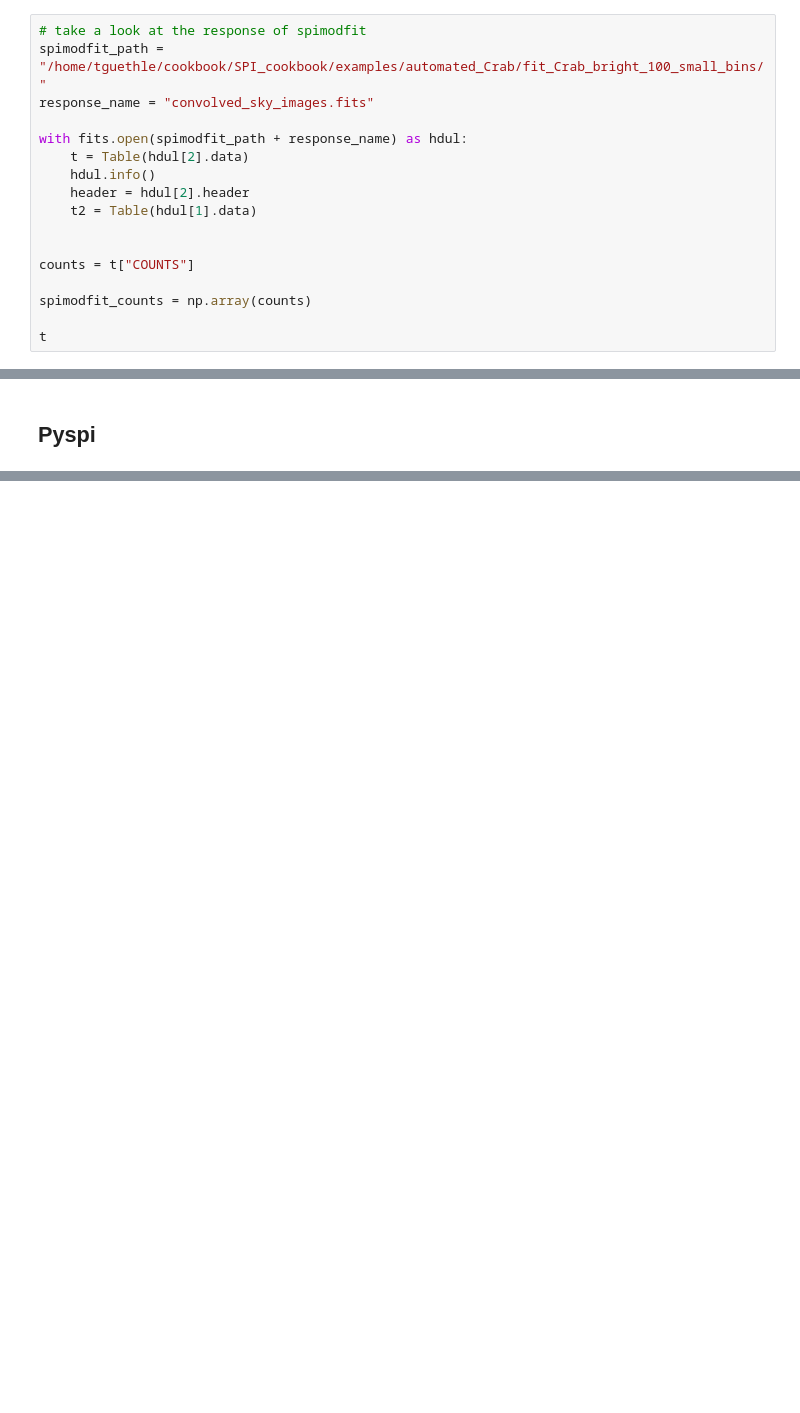
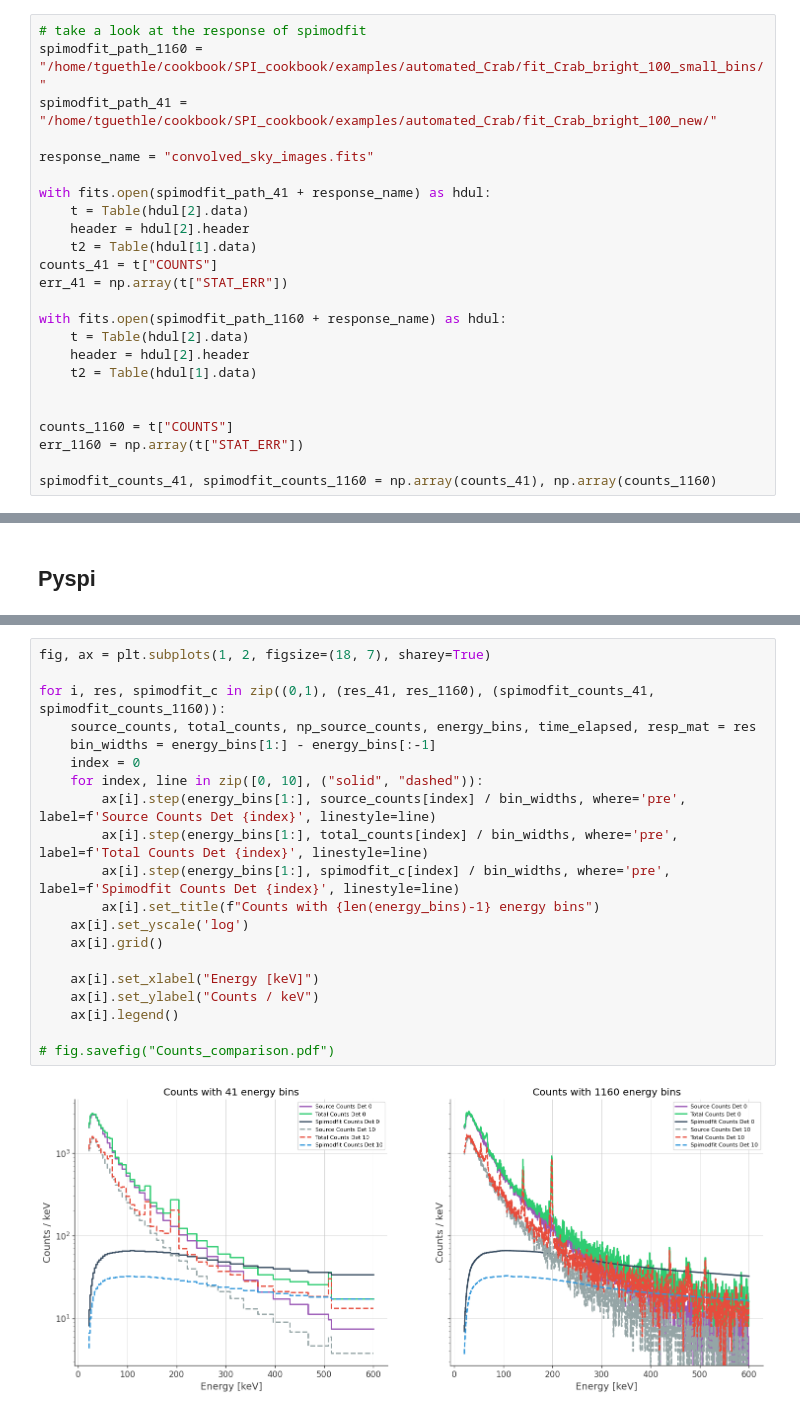
Before and after one commit to timmguthle/INTEGRAL-SPI, a Jupyter notebook: main_files/sim_source_real_bkg/compare_expected_counts.ipynb, the cells around one changed output, grey strips where cells are left out. Cells and saved outputs as stored; diff of their text form; blank space fills up the shorter version.

```diff
--- a/main_files/sim_source_real_bkg/compare_expected_counts.ipynb
+++ b/main_files/sim_source_real_bkg/compare_expected_counts.ipynb
@@ -32,18 +35,25 @@ K = 7e-2
 piv = 100
 # %%
 # take a look at the response of spimodfit
-spimodfit_path = "/home/tguethle/cookbook/SPI_cookbook/examples/automated_Crab/fit_Crab_bright_100_small_bins/"
+spimodfit_path_1160 = "/home/tguethle/cookbook/SPI_cookbook/examples/automated_Crab/fit_Crab_bright_100_small_bins/"
+spimodfit_path_41 = "/home/tguethle/cookbook/SPI_cookbook/examples/automated_Crab/fit_Crab_bright_100_new/"
+
 response_name = "convolved_sky_images.fits"
 
-with fits.open(spimodfit_path + response_name) as hdul:
+with fits.open(spimodfit_path_41 + response_name) as hdul:
     t = Table(hdul[2].data)
-    hdul.info()
+    header = hdul[2].header
+    t2 = Table(hdul[1].data)
+counts_41 = t["COUNTS"]
+err_41 = np.array(t["STAT_ERR"])
+
+with fits.open(spimodfit_path_1160 + response_name) as hdul:
+    t = Table(hdul[2].data)
     header = hdul[2].header
     t2 = Table(hdul[1].data)
 
 
-counts = t["COUNTS"]
+counts_1160 = t["COUNTS"]
+err_1160 = np.array(t["STAT_ERR"])
 
-spimodfit_counts = np.array(counts)
-
-t
+spimodfit_counts_41, spimodfit_counts_1160 = np.array(counts_41), np.array(counts_1160)
@@ -225,0 +168,22 @@ array([13, 13, 13, 13, 13, 13, 13, 13, 13, 13, 13, 13, 13, 13, 13, 13, 13,
+# %%
+fig, ax = plt.subplots(1, 2, figsize=(18, 7), sharey=True)
+
+for i, res, spimodfit_c in zip((0,1), (res_41, res_1160), (spimodfit_counts_41, spimodfit_counts_1160)):
+    source_counts, total_counts, np_source_counts, energy_bins, time_elapsed, resp_mat = res
+    bin_widths = energy_bins[1:] - energy_bins[:-1]
+    index = 0
+    for index, line in zip([0, 10], ("solid", "dashed")):
+        ax[i].step(energy_bins[1:], source_counts[index] / bin_widths, where='pre', label=f'Source Counts Det {index}', linestyle=line)
+        ax[i].step(energy_bins[1:], total_counts[index] / bin_widths, where='pre', label=f'Total Counts Det {index}', linestyle=line)
+        ax[i].step(energy_bins[1:], spimodfit_c[index] / bin_widths, where='pre', label=f'Spimodfit Counts Det {index}', linestyle=line)
+        ax[i].set_title(f"Counts with {len(energy_bins)-1} energy bins")
+    ax[i].set_yscale('log')
+    ax[i].grid()
+
+    ax[i].set_xlabel("Energy [keV]")
+    ax[i].set_ylabel("Counts / keV")
+    ax[i].legend()
+
+# fig.savefig("Counts_comparison.pdf")
+# %% [output]
+[figure, added]
```
Also changed, not shown: parts of 19 cells of this notebook, 37 other files.
